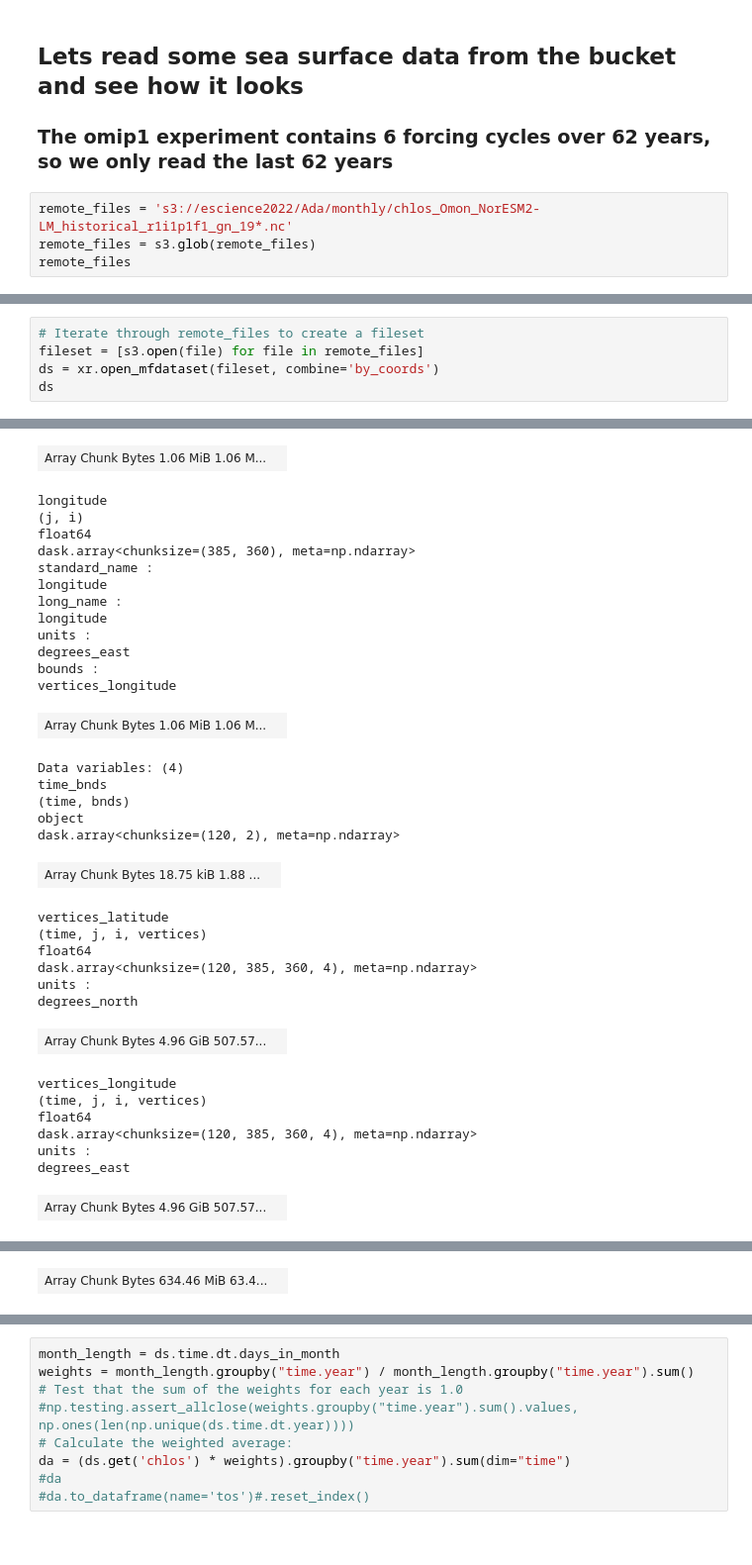
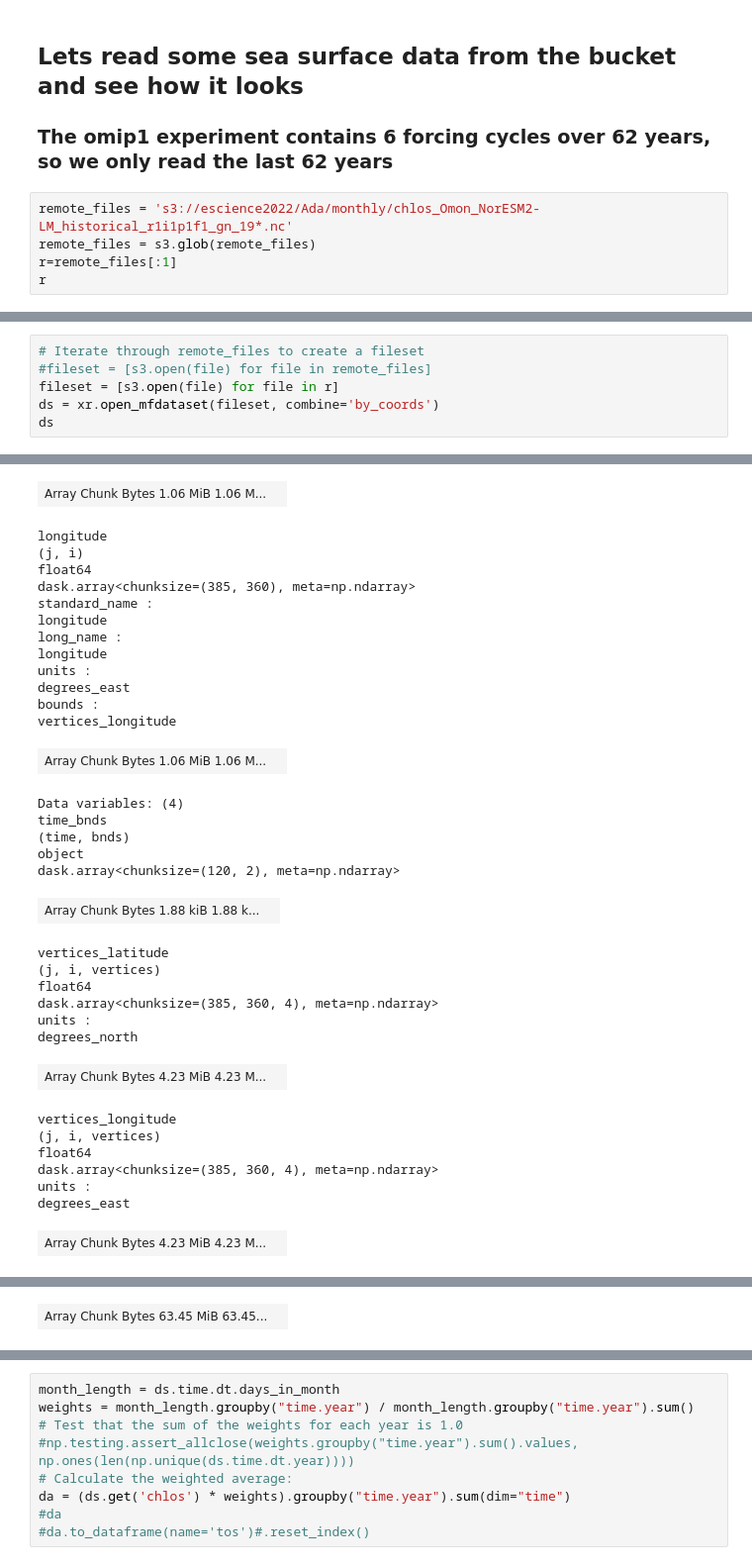
Before and after one commit to eScience-course/Tjaernoe2022-group6, a Jupyter notebook: notebooks/Rahul/regional_averages.ipynb, the cells around one changed output, grey strips where cells are left out. Shown at 99% size. Cells and saved outputs as stored; diff of their text form.

```diff
--- a/notebooks/Rahul/regional_averages.ipynb
+++ b/notebooks/Rahul/regional_averages.ipynb
@@ -185,5 +158,6 @@ BSarea.plot.contourf()
 # %%
 remote_files = 's3://escience2022/Ada/monthly/chlos_Omon_NorESM2-LM_historical_r1i1p1f1_gn_19*.nc'
 remote_files = s3.glob(remote_files)
-remote_files
+r=remote_files[:1]
+r
 # %% [output]
@@ -200,6 +165,7 @@ remote_files
 # %%
 # Iterate through remote_files to create a fileset
-fileset = [s3.open(file) for file in remote_files]
+#fileset = [s3.open(file) for file in remote_files]
+fileset = [s3.open(file) for file in r]
 ds = xr.open_mfdataset(fileset, combine='by_coords')
 ds
 # %% [output]
@@ -212,48 +178,48 @@ j: 385
 i: 360
 vertices: 4
 Coordinates: (5)
 time
 (time)
 object
 ... (36 lines left out)
 units :
 degrees_north
 bounds :
 vertices_latitude
 | Array Chunk Bytes 1.06 MiB 1.06 M... |  |
 longitude
 (j, i)
 float64
 dask.array<chunksize=(385, 360), meta=np.ndarray>
 standard_name :
 longitude
 long_name :
 longitude
 units :
 degrees_east
 bounds :
 vertices_longitude
 | Array Chunk Bytes 1.06 MiB 1.06 M... |  |
 Data variables: (4)
 time_bnds
 (time, bnds)
 object
 dask.array<chunksize=(120, 2), meta=np.ndarray>
-| Array Chunk Bytes 18.75 kiB 1.88 ... |  |
+| Array Chunk Bytes 1.88 kiB 1.88 k... |  |
 vertices_latitude
-(time, j, i, vertices)
+(j, i, vertices)
 float64
-dask.array<chunksize=(120, 385, 360, 4), meta=np.ndarray>
+dask.array<chunksize=(385, 360, 4), meta=np.ndarray>
 units :
 degrees_north
-| Array Chunk Bytes 4.96 GiB 507.57... |  |
+| Array Chunk Bytes 4.23 MiB 4.23 M... |  |
 vertices_longitude
-(time, j, i, vertices)
+(j, i, vertices)
 float64
-dask.array<chunksize=(120, 385, 360, 4), meta=np.ndarray>
+dask.array<chunksize=(385, 360, 4), meta=np.ndarray>
 units :
 degrees_east
-| Array Chunk Bytes 4.96 GiB 507.57... |  |
+| Array Chunk Bytes 4.23 MiB 4.23 M... |  |
 chlos
 (time, j, i)
 float32
@@ -274,7 +240,7 @@ cell_measures :
 area: areacello
 history :
 2021-03-26T14:23:06Z altered by CMOR: Converted type from 'd' to 'f'.
-| Array Chunk Bytes 634.46 MiB 63.4... |  |
+| Array Chunk Bytes 63.45 MiB 63.45... |  |
 Attributes: (49)
 Conventions :
 CF-1.7 CMIP-6.2
```
Also changed, not shown: parts of 8 cells of this notebook.
